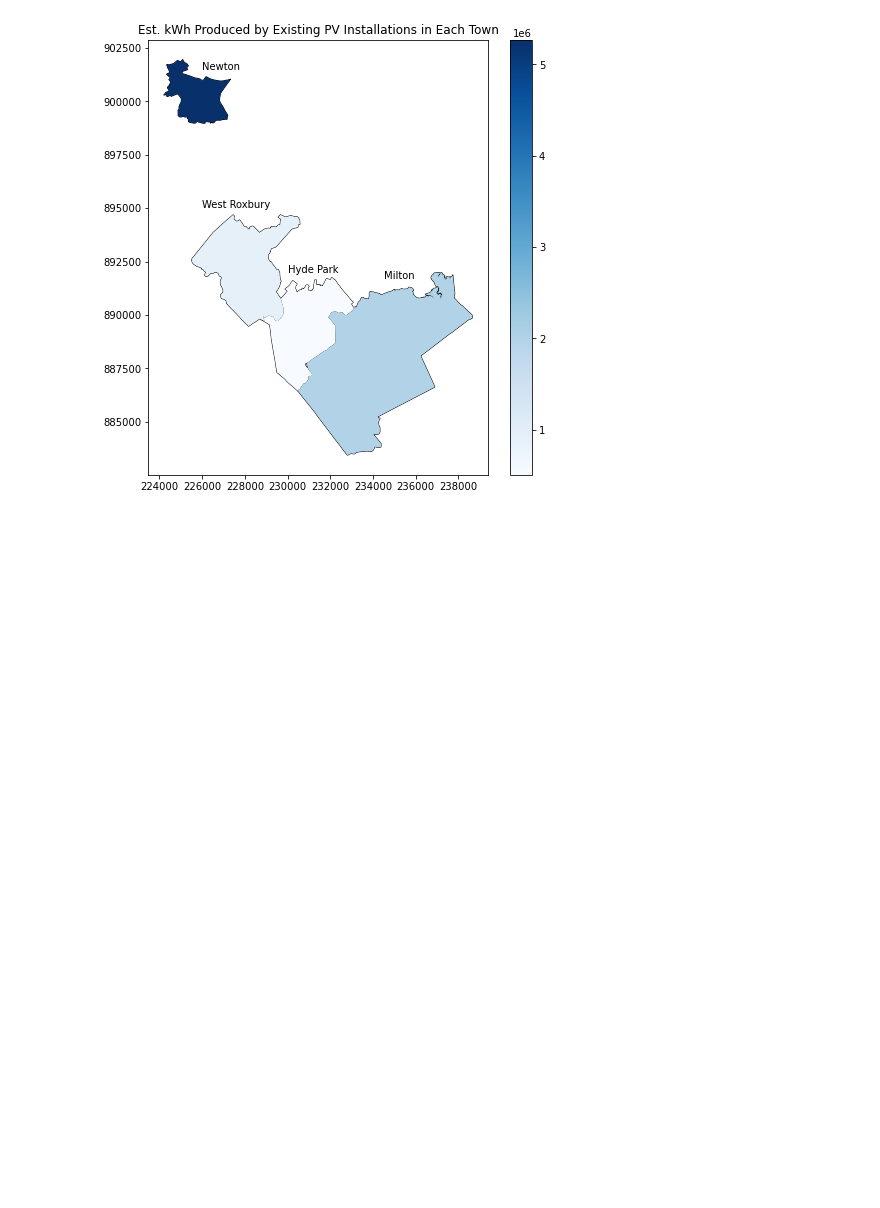
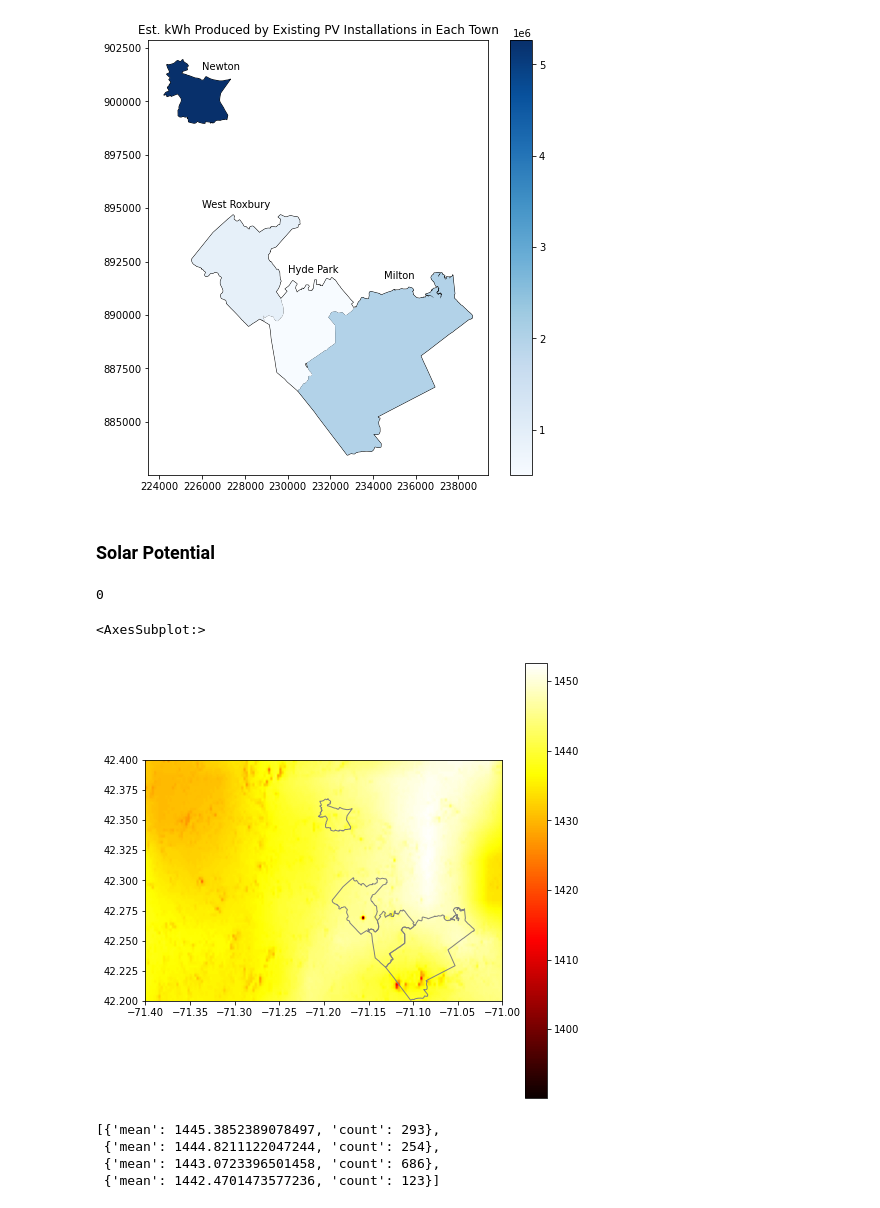
Before and after one commit to ghostpress/ma-solar, a Jupyter notebook: code/initViz.ipynb, the cells around one changed output. Cells and saved outputs as stored; diff of their text form; code cells hidden in the pictures; blank space fills up the shorter version.

Commit message:
Plotted solar irradiance and updated .gitignore

```diff
--- a/code/initViz.ipynb
+++ b/code/initViz.ipynb
@@ -342,3 +348,38 @@ ax3.set_title('Est. kWh Produced by Existing PV Installations in Each Town')
 plt.savefig(outputDir('viz/existPVkWhMap.png'), dpi=150, format='png')
 # %% [output]
 [figure]
+# %% [markdown]
+### Solar Potential
+# %%
+solarshp = isolMA.to_crs('EPSG:4326')           # solar data is in EPSG:4326
+solarshp.to_file(dataDir('MAshape/solar.shp'))  # saving this to use in QGIS
+# %%
+from_filepath = dataDir('irradiation/USA_GISdata_GlobalSolarAtlas/western-hemisphere/GHI.tif')
+to_filepath   = dataDir('irradiation/USA_GISdata_GlobalSolarAtlas/western-hemisphere/reprojSolar.tif')
+
+command = ['gdalwarp',
+           '-r', 'average',
+            '-te', '-71.23', '42.1', '-71.0', '42.375',
+           '-te_srs', 'EPSG:4326',
+           '-of', 'GTiff',
+           from_filepath, to_filepath]
+
+Popen(command).wait()
+# %% [output]
+0
+# %%
+solar_file = r_open(to_filepath)
+solar = solar_file.read(1).astype(np.float32)
+
+extent = [solar_file.bounds[i] for i in [0, 2, 1, 3]]
+# %%
+fig4, ax4 = plt.subplots()
+fig4.set_size_inches(8, 8)
+
+img = ax4.imshow(solar, extent=extent, cmap='hot')
+plt.colorbar(img)
+
+solarshp.plot(ax=ax4, color='None', edgecolor='grey')
+# %% [output]
+<AxesSubplot:>
+[figure, added]
@@ -345,2 +389,9 @@ plt.savefig(outputDir('viz/existPVkWhMap.png'), dpi=150, format='png')
+# %%
+solarzs  # NEED TO REDUCE TIF TO THE AREAS OF INTEREST
+# %% [output]
+[{'mean': 1445.3852389078497, 'count': 293},
+ {'mean': 1444.8211122047244, 'count': 254},
+ {'mean': 1443.0723396501458, 'count': 686},
+ {'mean': 1442.4701473577236, 'count': 123}]
 # %%
 # TODO:
```
Also changed, not shown: parts of 6 cells of this notebook, 1 other file.
